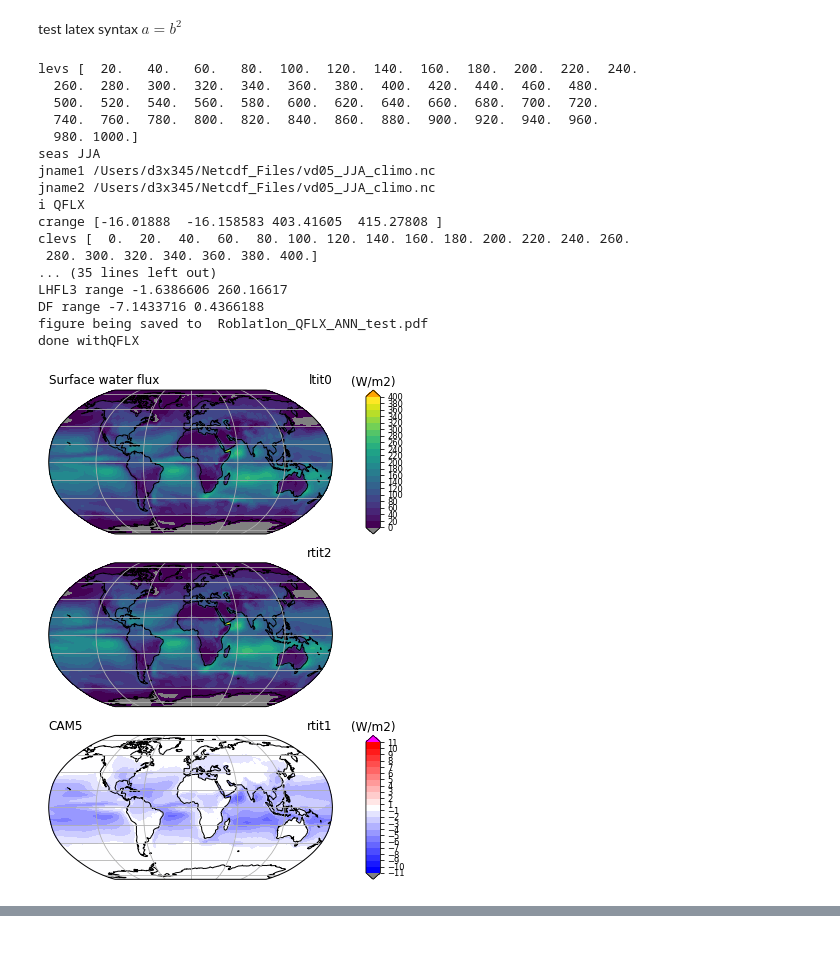
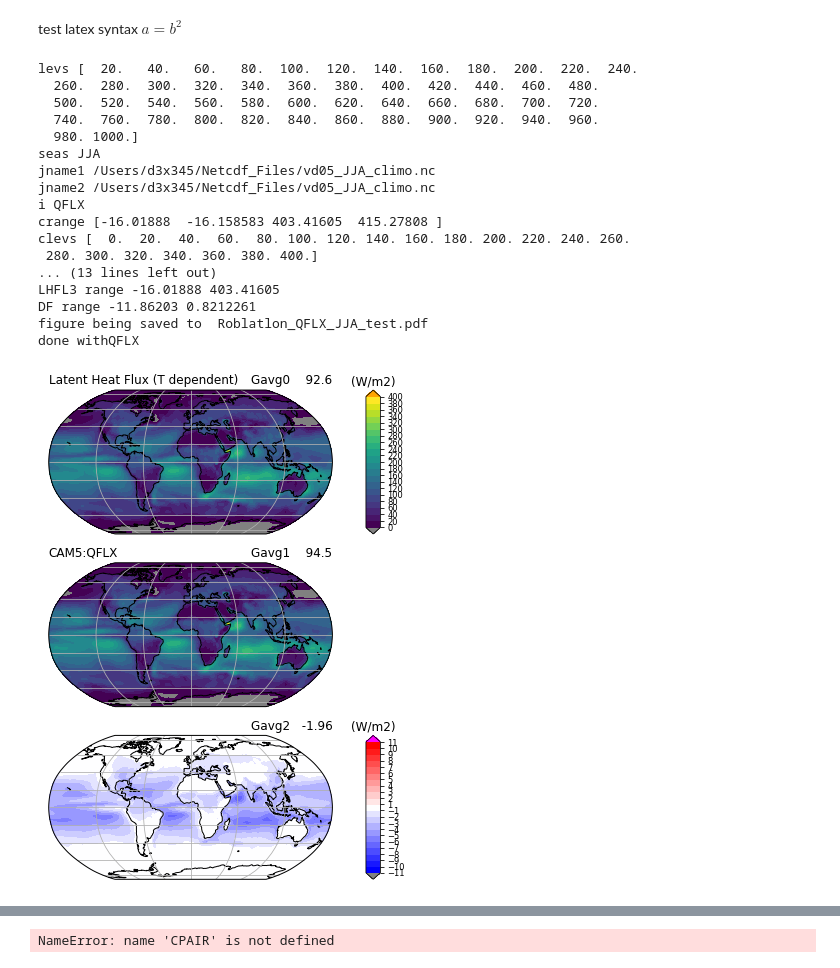
Before and after one commit to philrasch/PhilsPython, a Jupyter notebook: Thermodynamics/Rob_3P_TempDep_LHeats.ipynb, the cells around one changed output, grey strips where cells are left out. Cells and saved outputs as stored; diff of their text form; code cells hidden in the pictures.

```diff
--- a/Thermodynamics/Rob_3P_TempDep_LHeats.ipynb
+++ b/Thermodynamics/Rob_3P_TempDep_LHeats.ipynb
@@ -195,7 +195,6 @@ def pltdat(TP0, TP1, TP2):
     cmap = plt.cm.viridis
     lons = TP0.getLongitude()
     lats = TP0.getLatitude()
-    ltit0 = "ltit0"
     #dlevs = [-20.,-15.,-10.,-5.,-2.,-1.,1.,2.,5.,10.,15.,20.]
     # find decent contour levels that are common to the first two fields
     crange = np.array([TP0.min(),TP1.min(),TP0.max(), TP1.max()])
@@ -203,25 +202,31 @@ def pltdat(TP0, TP1, TP2):
     clevs = pjr.findNiceContours(crange,20)
     print "clevs", clevs
 #   #print TP0.info()
-    print "TP0 G Avg", cdutil.averager(TP0,axis="xy")
+    G0 = cdutil.averager(TP0,axis="xy")
+    rtit0 = "Gavg0 %7.3g"%G0
+    print "TP0 G Avg", G0
     pltframe(TP0, lons, lats, ax3[0], cx3[0],
-             plotOpt={'cmap':cmap,'ltitle':TP0.long_name,'rtitle':ltit0,'clevs':clevs,'cbel':'grey','cabv':'orange'})
+             plotOpt={'cmap':cmap,'ltitle':TP0.long_name,'rtitle':rtit0,'clevs':clevs,'cbel':'grey','cabv':'orange'})
 
-#    rtit1 = "RMS/CC %7.2g"%DT1.rms+"/%3.2f"%DT1.cor # DT1xav.cor
+#
     rtit1 = "rtit1"
 #   rtit2 = "RMS/CC %7.2g"%DT2.rms+"/%3.2f"%DT2.cor#
     rtit2 = "rtit2"
-    print "TP1 G Avg", cdutil.averager(TP1,axis="xy")
+    G1 = cdutil.averager(TP1,axis="xy")
+    rtit1 = "Gavg1 %7.3g"%G1
+    print "TP1 G Avg", G1
     pltframe(TP1, lons, lats, ax3[1], cx3[1],
-             plotOpt={'rtitle':rtit2,'ltitle':ltit2,'clevs':clevs,'cmap':cmap,'cbel':'grey','cabv':'magenta','noCbar':True})
+             plotOpt={'rtitle':rtit1,'ltitle':ltit1,'clevs':clevs,'cmap':cmap,'cbel':'grey','cabv':'magenta','noCbar':True})
 
 
     cmap = pjr.diverge_map()
     dlevs = pjr.findNiceContours(TP2,20,sym=True,rmClev=0.)
     print "dlevs", dlevs
-    print "TP2 G Avg", cdutil.averager(TP2,axis="xy")
+    G2 = cdutil.averager(TP2,axis="xy")
+    rtit2 = "Gavg2 %7.3g"%G2
+    print "TP2 G Avg", G2
     pltframe(TP2, lons, lats, ax3[2], cx3[2],
-             plotOpt={'rtitle':rtit1,'ltitle':ltit1,'cmap':cmap,'clevs':dlevs,'cbel':'grey','cabv':'magenta'})
+             plotOpt={'rtitle':rtit2,'ltitle':ltit2,'cmap':cmap,'clevs':dlevs,'cbel':'grey','cabv':'magenta'})
 # %%
 #----------------------------------------------------------
 # define the metadata that controls the analysis and plotting
@@ -234,7 +239,7 @@ nlevs = cdms2.createAxis(levs) # make a cdms vertical grid to remap to
 vlist = [] #create an empty list
 vlist.append(vsets("QFLX"))
 
-seaslist = ["JJA","ANN"]
+seaslist = ["JJA"]
 
 for seas in seaslist:
     print "seas", seas
@@ -247,7 +252,7 @@ for seas in seaslist:
     # model1 dataset
     dir1 = "/Users/d3x345/Netcdf_Files/"
     f1 = "vd05_"+seas+"_climo.nc"
-    ltit1 = "CAM5"
+
     jname1 = dir1+f1
     print "jname1", jname1
 
@@ -271,6 +276,7 @@ for seas in seaslist:
     for i in vlist:
         print "i", i.name
         vname = i.name
+        ltit1 = "CAM5:"+vname
         pltname = "Roblatlon_"+i.name+"_"+seas+"_test.pdf"
         QFLX = getfld (g1, "QFLX")
         SST = getfld(g1,"TS")
@@ -282,41 +288,41 @@ for seas in seaslist:
         CPLIQ = 4220. # J/Kg/K @ T0
         CPVAP = 1870. # J/Kg/K @ T0
         L0 = 2.501e6 # J/Kg @T0
-        LHFL3 = L0 + (CPVAP-CPLIQ)*(SST-T0)
+        LVAP = L0 + (CPVAP-CPLIQ)*(SST-T0)
         #LHFL3 = LHFL3/L0
-        LHFL3 = QFLX*LHFL3
+        LHFL3 = QFLX*LVAP
         LHFL3.units = "W/m2"
         LHFL3.name = "LHFLX_T"
-        LHFL3.longname = "Latent Heat Flux (T dependent)"
-        DF = LHFL3 - LHFLX
+        LHFL3.long_name = "Latent Heat Flux (T dependent)"
+        DF = (LHFL3 - LHFLX) # top - middle panel
         pltdat(LHFL3, LHFLX, DF)
         #pltdat(LHFLX, LHFL3, LHFL3)
         print "SST range", SST.min(), SST.max()
         print "LHFLX range", LHFLX.min(), LHFLX.max()
         print "LHFL3 range", LHFL3.min(), LHFL3.max()
         print "DF range", DF.min(), DF.max()
         #TP0, DT1, DT2 = getdat(g0, i.oname, g1, g2, i.mname)
         #pltdat(LHFLX, LHFL3, DF)
         print "figure being saved to ", pltname
         plt.savefig(pltname,type="pdf",bbox_inches='tight')
         print "done with"+i.name
     # break
 # %% [output]
 levs [  20.   40.   60.   80.  100.  120.  140.  160.  180.  200.  220.  240.
   260.  280.  300.  320.  340.  360.  380.  400.  420.  440.  460.  480.
   500.  520.  540.  560.  580.  600.  620.  640.  660.  680.  700.  720.
   740.  760.  780.  800.  820.  840.  860.  880.  900.  920.  940.  960.
   980. 1000.]
 seas JJA
 jname1 /Users/d3x345/Netcdf_Files/vd05_JJA_climo.nc
 jname2 /Users/d3x345/Netcdf_Files/vd05_JJA_climo.nc
 i QFLX
 crange [-16.01888  -16.158583 403.41605  415.27808 ]
 clevs [  0.  20.  40.  60.  80. 100. 120. 140. 160. 180. 200. 220. 240. 260.
  280. 300. 320. 340. 360. 380. 400.]
-... (35 lines left out)
-LHFL3 range -1.6386606 260.16617
-DF range -7.1433716 0.4366188
-figure being saved to  Roblatlon_QFLX_ANN_test.pdf
+... (13 lines left out)
+LHFL3 range -16.01888 403.41605
+DF range -11.86203 0.8212261
+figure being saved to  Roblatlon_QFLX_JJA_test.pdf
 done withQFLX
-[figure, old version]
+[figure, new version]
@@ -323,0 +329,8 @@ done withQFLX
+# %%
+T = getfld (g1, "T")
+Q = getfld (g1, "Q")
+CPD =
+LVAP = L0 + (CPVAP-CPLIQ)*(T-T0)
+TPERT = LVAP*(T-T0)/CPD
+# %% [output]
+NameError: name 'CPAIR' is not defined
```
Also changed, not shown: parts of 1 cell of this notebook, 8 other files.
